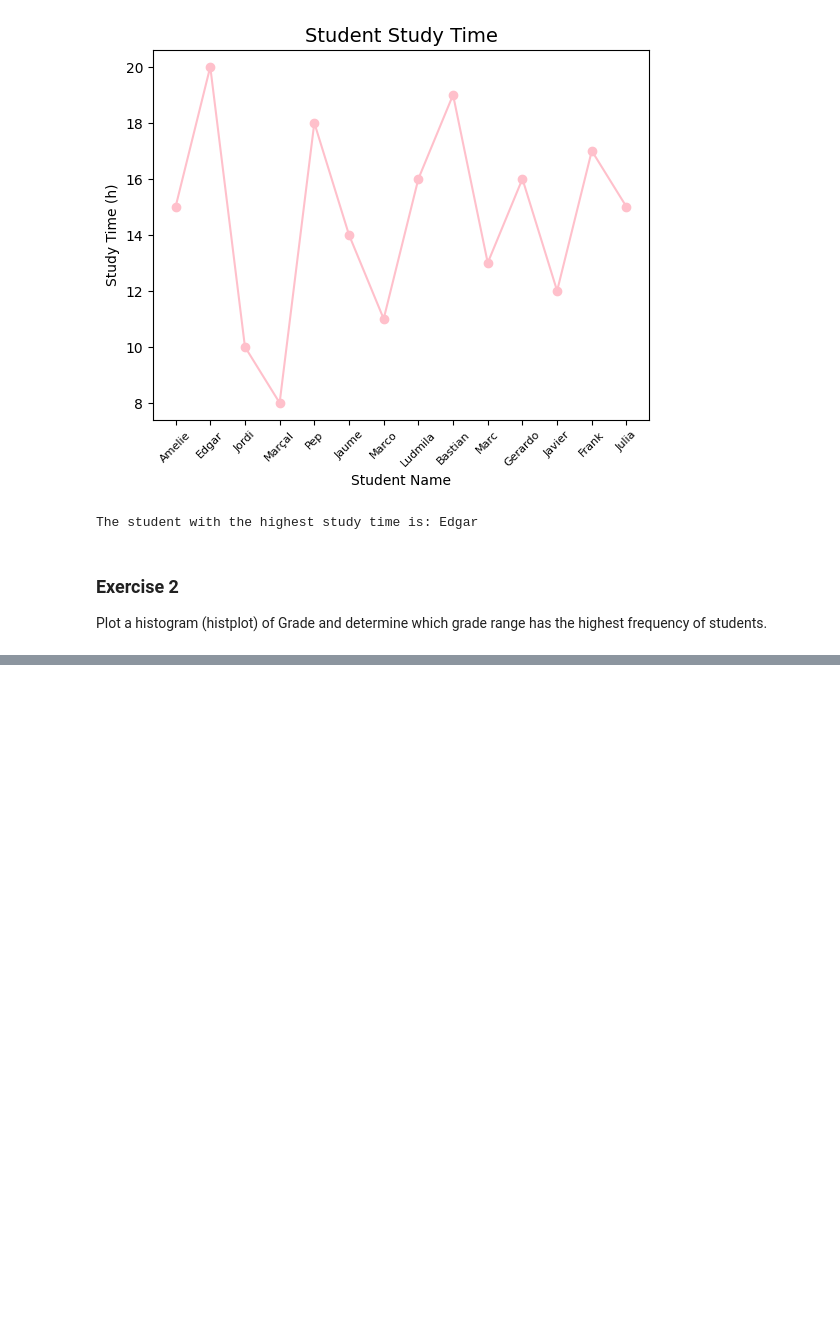
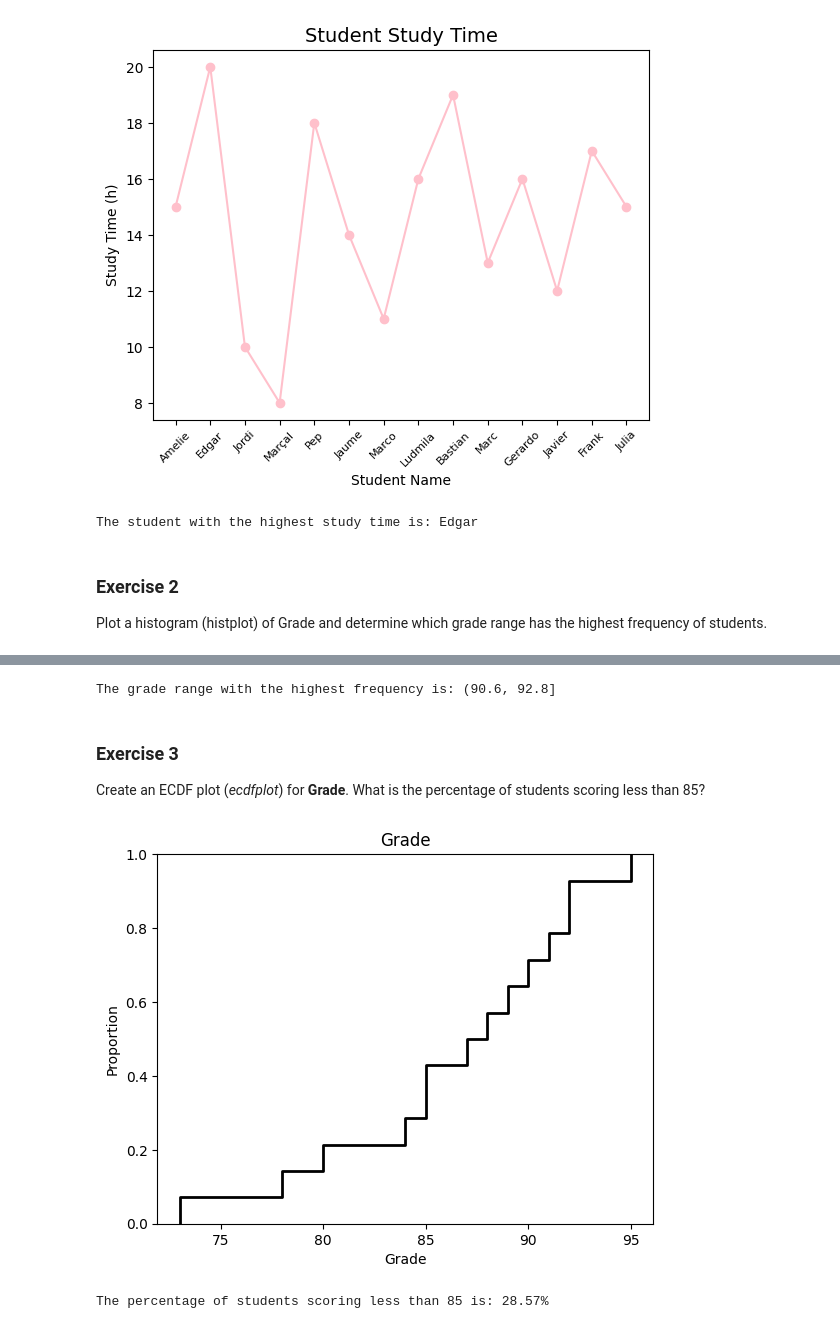
Before and after one commit to Sassinenassif/PDS_SN, a Jupyter notebook: Assignment 8/SassineAssignment8.ipynb, the cells around one changed output, grey strips where cells are left out. Cells and saved outputs as stored; diff of their text form; code cells hidden in the pictures; blank space fills up the shorter version.

Commit message:
new file
Assignment 8 wasn't properly submitted, i don't know what is the reason

```diff
--- a/Assignment 8/SassineAssignment8.ipynb
+++ b/Assignment 8/SassineAssignment8.ipynb
@@ -52,0 +51,24 @@ SyntaxError: invalid syntax (1517977952.py, line 7)
+# %%
+grade_range = pd.cut(df['Grade'], bins=10).value_counts().idxmax()
+print(f"The grade range with the highest frequency is: {grade_range}")
+# %% [output]
+The grade range with the highest frequency is: (90.6, 92.8]
+# %% [markdown]
+### Exercise 3
+
+Create an ECDF plot (*ecdfplot*) for **Grade**. What is the percentage of students scoring less than 85?
+# %%
+
+
+sns.ecdfplot(data=df, x="Grade", color="black", linewidth=2)
+
+plt.title("Grade")
+
+plt.show()
+# %% [output]
+[figure, added]
+# %%
+percentage_less_than_85 = (df['Grade'] < 85).mean() * 100
+print(f"The percentage of students scoring less than 85 is: {percentage_less_than_85:.2f}%")
+# %% [output]
+The percentage of students scoring less than 85 is: 28.57%
```
Also changed, not shown: parts of 11 cells of this notebook, 2 other files.
